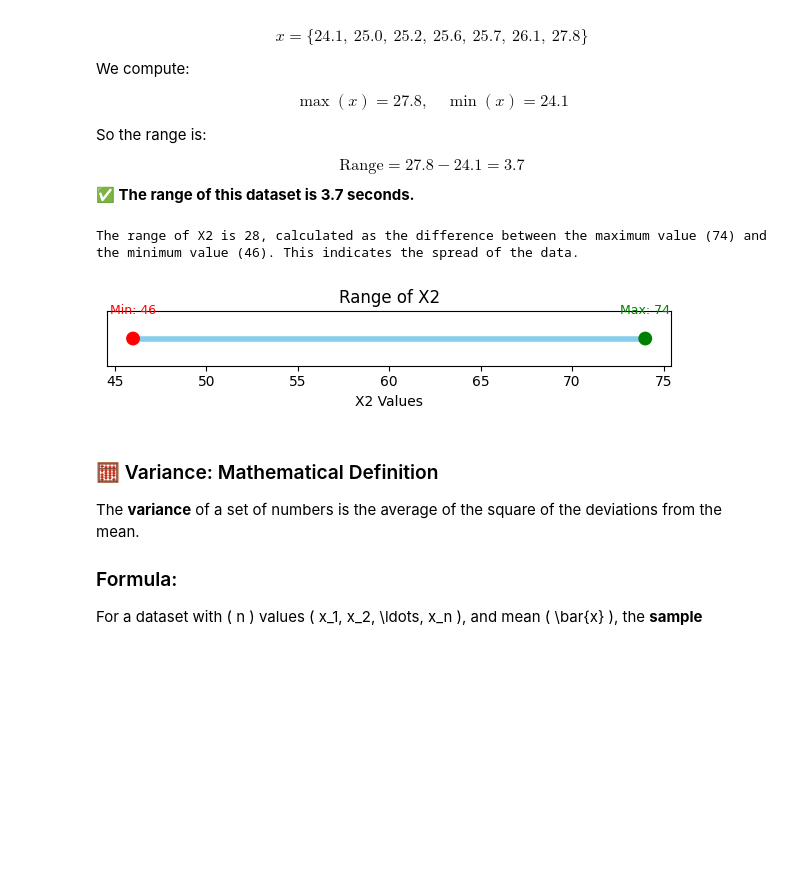
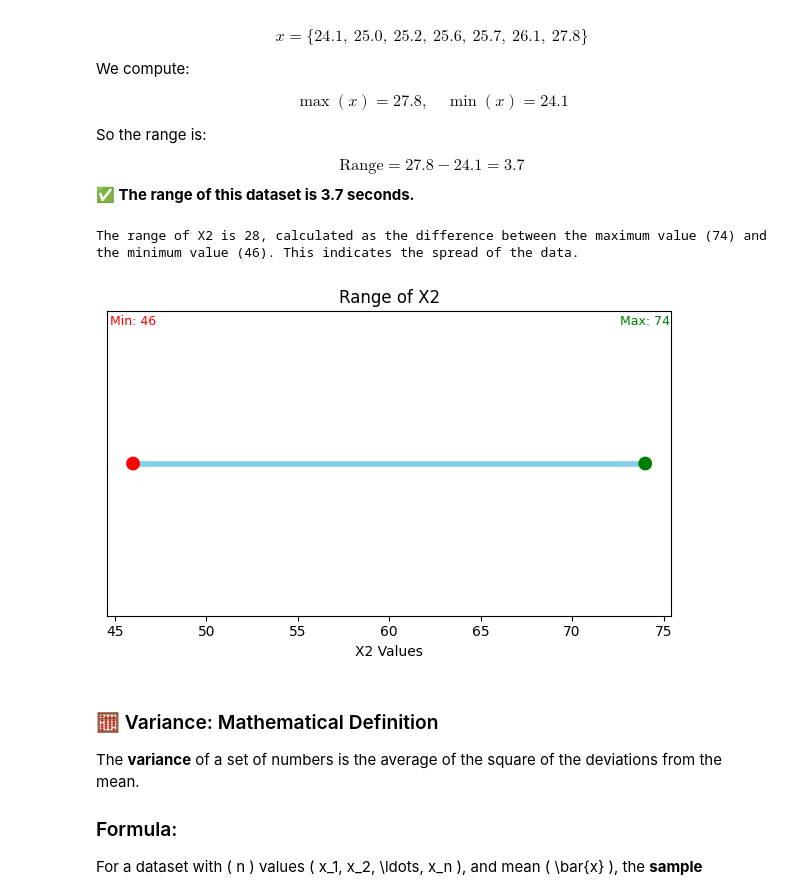
Before and after one commit to abdullahiabdirizak32-hub/DataStructuresWorkshop-Group2, a Jupyter notebook: IntroToDataStructures_Workshop_challenge.ipynb, the cells around one changed output. Cells and saved outputs as stored; diff of their text form; code cells hidden in the pictures; blank space fills up the shorter version.

```diff
--- a/IntroToDataStructures_Workshop_challenge.ipynb
+++ b/IntroToDataStructures_Workshop_challenge.ipynb
@@ -983,35 +997,35 @@ $$
 import pandas as pd
 import matplotlib.pyplot as plt
 
 # Load the dataset
 df = pd.read_csv("./data/Systolic1.csv")
 
 # Define a function to interpret the range of the X2 column and plot it
 def interpret_range(dataframe):
     min_val = dataframe['X2'].min()
     max_val = dataframe['X2'].max()
     range_val = max_val - min_val
 
     # Print interpretation first
     print(f"The range of X2 is {range_val}, calculated as the difference between the maximum value ({max_val}) and the minimum value ({min_val}). This indicates the spread of the data.")
 
     # Visualize the range using a simple line + points
-    plt.figure(figsize=(6, 1.5))
+    plt.figure(figsize=(6, 4))
     plt.hlines(y=1, xmin=min_val, xmax=max_val, color='skyblue', linewidth=4)
     plt.scatter([min_val, max_val], [1, 1], color=['red', 'green'], s=80, zorder=5)
     plt.text(min_val, 1.05, f"Min: {min_val}", ha='center', fontsize=9, color='red')
     plt.text(max_val, 1.05, f"Max: {max_val}", ha='center', fontsize=9, color='green')
     plt.title("Range of X2")
     plt.yticks([])
     plt.xlabel("X2 Values")
     plt.tight_layout()
     plt.show(block=True)  # ✅ Ensures the chart displays in non-notebook environments
 
 # Call the function
 interpret_range(df)
 # %% [output]
 The range of X2 is 28, calculated as the difference between the maximum value (74) and the minimum value (46). This indicates the spread of the data.
-[figure, old version]
+[figure, new version]
 # %% [markdown]
 ### 🧮 Variance: Mathematical Definition
 
```
Also changed, not shown: parts of 7 cells of this notebook.
